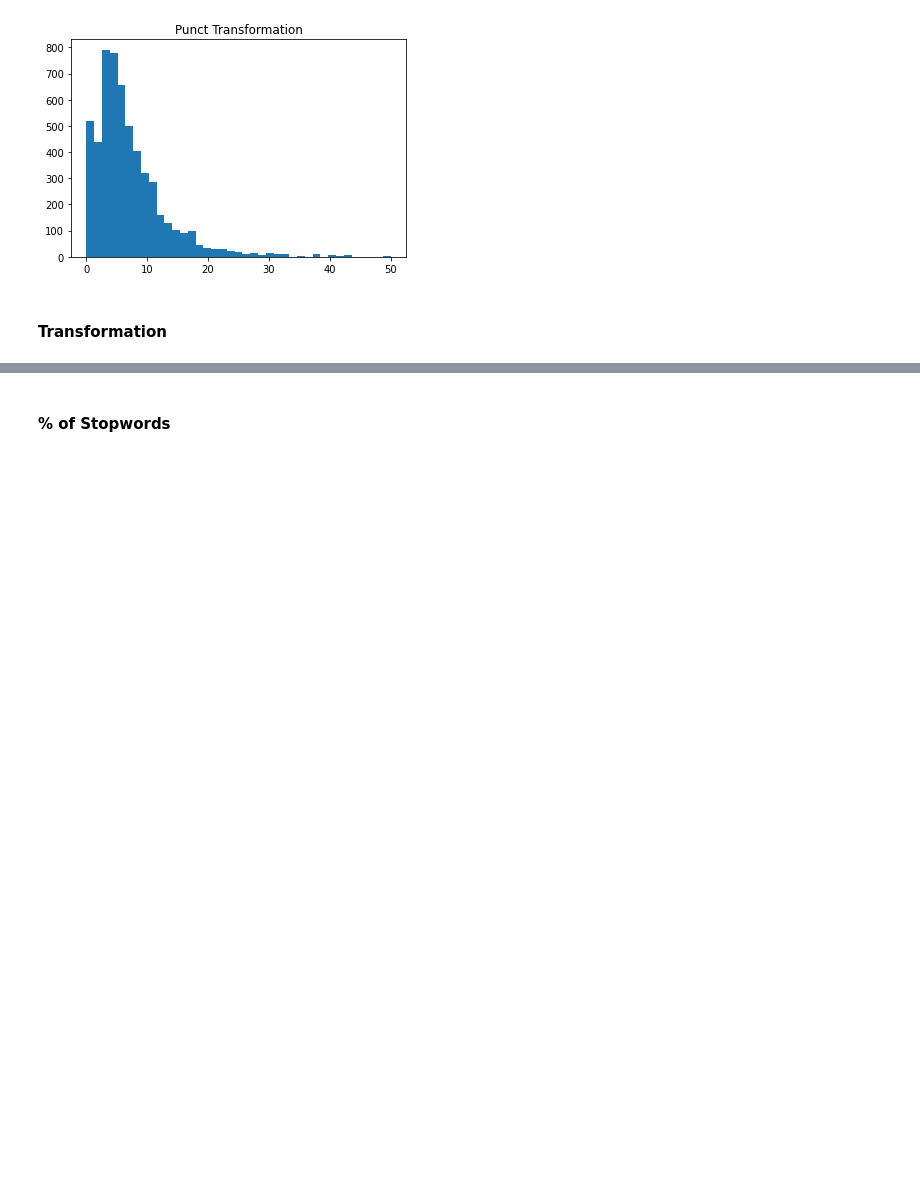
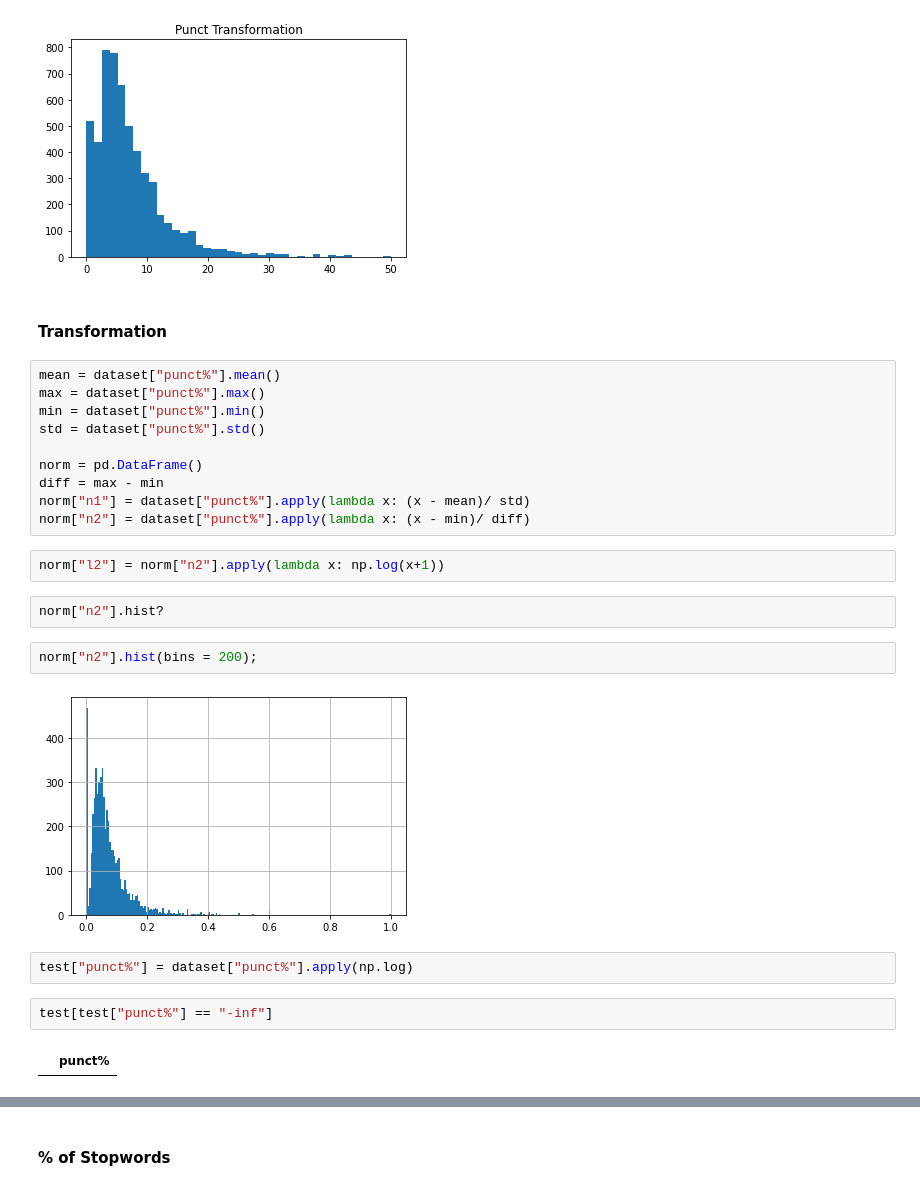
Before and after one commit to Satwikram/NLP-Implementations, a Jupyter notebook: Feature Engineering for NLP.ipynb, the cells around one changed output, grey strips where cells are left out. Cells and saved outputs as stored; diff of their text form; blank space fills up the shorter version.

```diff
--- a/Feature Engineering for NLP.ipynb
+++ b/Feature Engineering for NLP.ipynb
@@ -174,3 +184,27 @@ plt.show()
 [figure]
 # %% [markdown]
 #### Transformation
+# %%
+mean = dataset["punct%"].mean()
+max = dataset["punct%"].max()
+min = dataset["punct%"].min()
+std = dataset["punct%"].std()
+
+norm = pd.DataFrame()
+diff = max - min
+norm["n1"] = dataset["punct%"].apply(lambda x: (x - mean)/ std)
+norm["n2"] = dataset["punct%"].apply(lambda x: (x - min)/ diff)
+# %%
+norm["l2"] = norm["n2"].apply(lambda x: np.log(x+1))
+# %%
+norm["n2"].hist?
+# %%
+norm["n2"].hist(bins = 200);
+# %% [output]
+[figure, added]
+# %%
+test["punct%"] = dataset["punct%"].apply(np.log)
+# %%
+test[test["punct%"] == "-inf"]
+# %% [output]
+|  | punct% |
```
Also changed, not shown: parts of 18 cells of this notebook.
